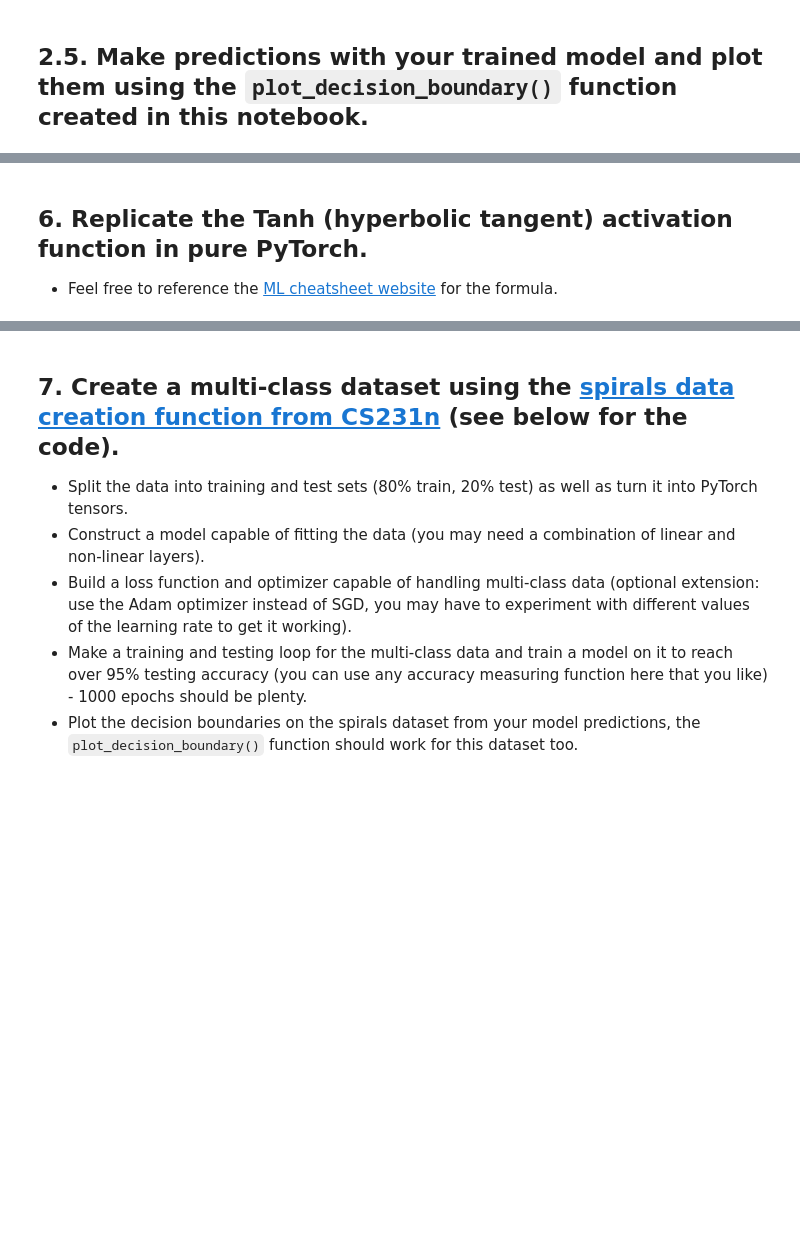
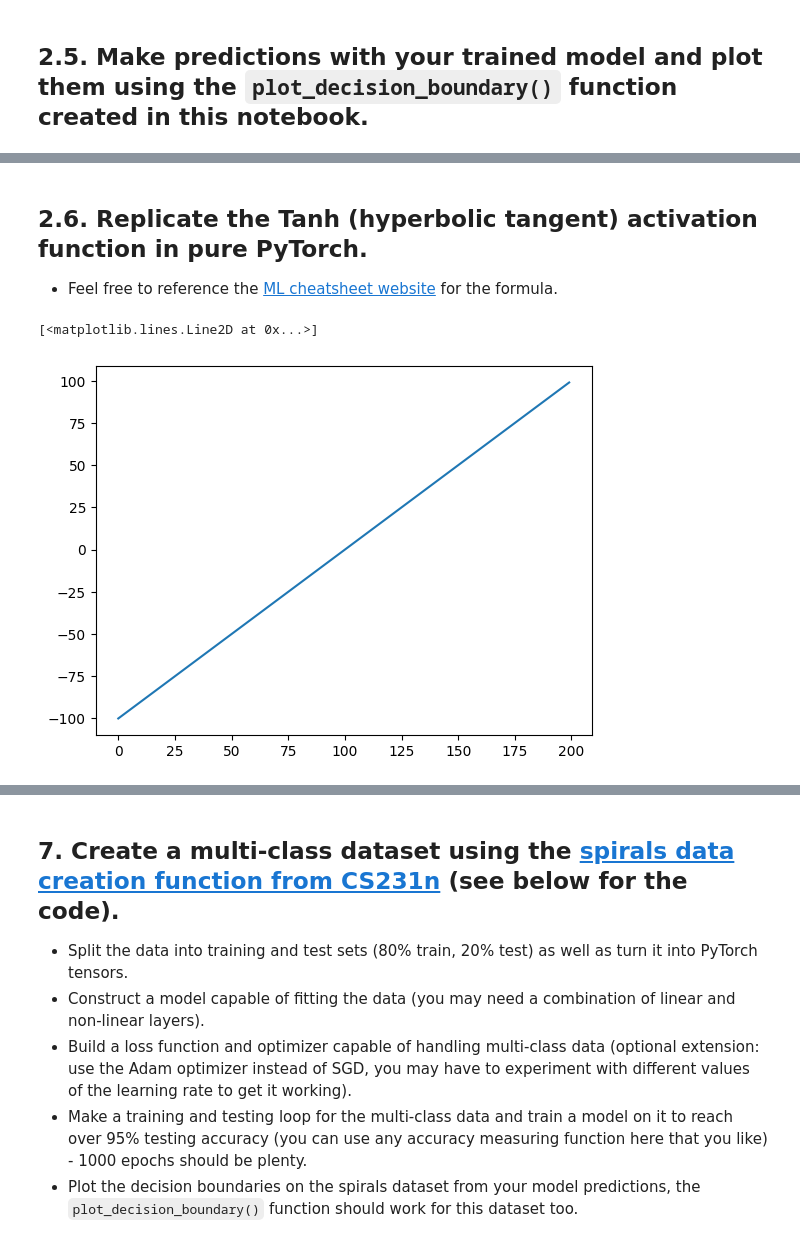
Before and after one commit to UMB200/AI_ML_pytorch_projects, a Jupyter notebook: 02_pytorch_classification_exercises.ipynb, the cells around one changed output, grey strips where cells are left out. Drawn from its saved outputs; the diff is of its cells as text; code cells hidden in the pictures; blank space fills up the shorter version.

```diff
--- a/02_pytorch_classification_exercises.ipynb
+++ b/02_pytorch_classification_exercises.ipynb
@@ -235,7 +232,12 @@ plot_decision_boundary(model = model_moon, X = X_test, y = y_test)
 # %% [markdown]
-## 6. Replicate the Tanh (hyperbolic tangent) activation function in pure PyTorch.
+## 2.6. Replicate the Tanh (hyperbolic tangent) activation function in pure PyTorch.
   * Feel free to reference the [ML cheatsheet website](https://ml-cheatsheet.readthedocs.io/en/latest/activation_functions.html#tanh) for the formula.
 # %%
 # Create a straight line tensor
+tensor_line = torch.arange(start = -100, end = 100, step = 1)
+plt.plot(tensor_line)
+# %% [output]
+[<matplotlib.lines.Line2D at 0x...>]
+[figure, added]
 # %%
 # Test torch.tanh() on the tensor and plot it
```
Also changed, not shown: parts of 9 cells of this notebook.
